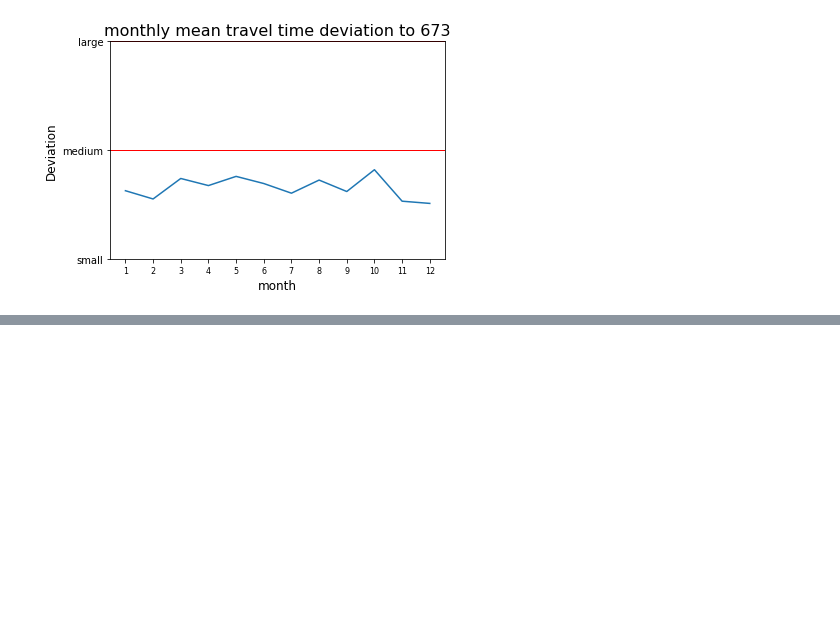
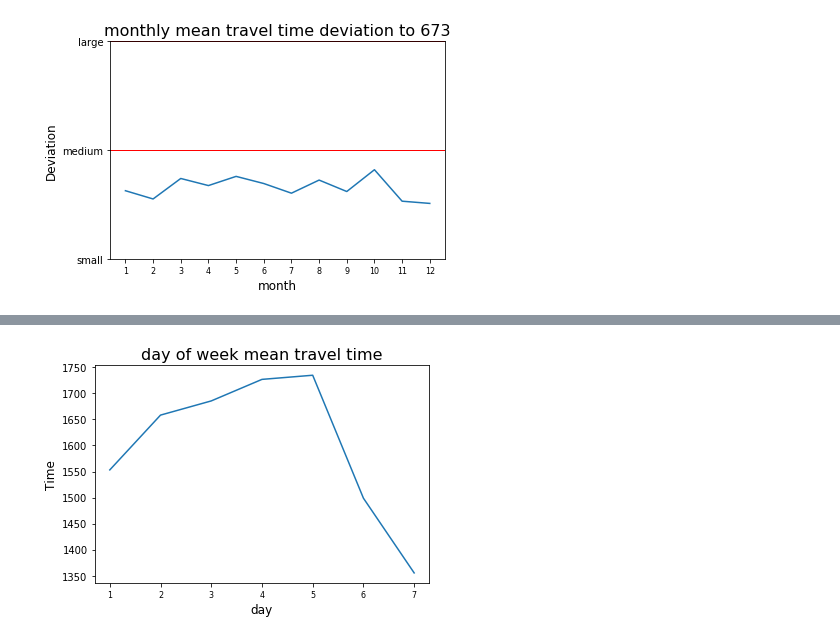
Before and after one commit to bananannn/ECE-143-Group-2, a Jupyter notebook: Project.ipynb, the cells around one changed output, grey strips where cells are left out. Drawn from its saved outputs; the diff is of its cells as text; code cells hidden in the pictures; blank space fills up the shorter version.

```diff
--- a/Project.ipynb
+++ b/Project.ipynb
@@ -292,0 +327,14 @@ plot_time_std(index,1)
+# %%
+time = []
+x = [i+1 for i in range(7)]
+for i in x:
+    d = data_d[data_d.dow==i]
+    time.append(d['mean_travel_time'].mean())
+plt.plot(x,time)
+plt.xticks(x,x,fontsize=8)
+plt.xlabel('day',fontsize=12)
+plt.ylabel('Time',fontsize=12)
+plt.title('day of week mean travel time',fontsize=16)
+plt.show()
+# %% [output]
+[figure, added]
```
Also changed, not shown: parts of 7 cells of this notebook.
